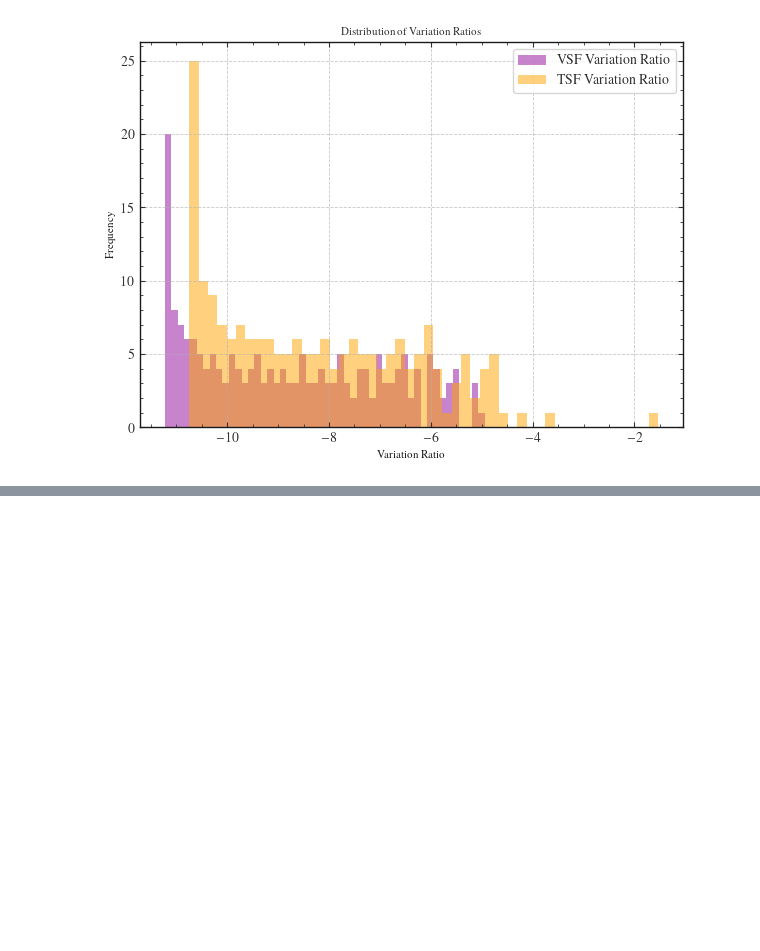
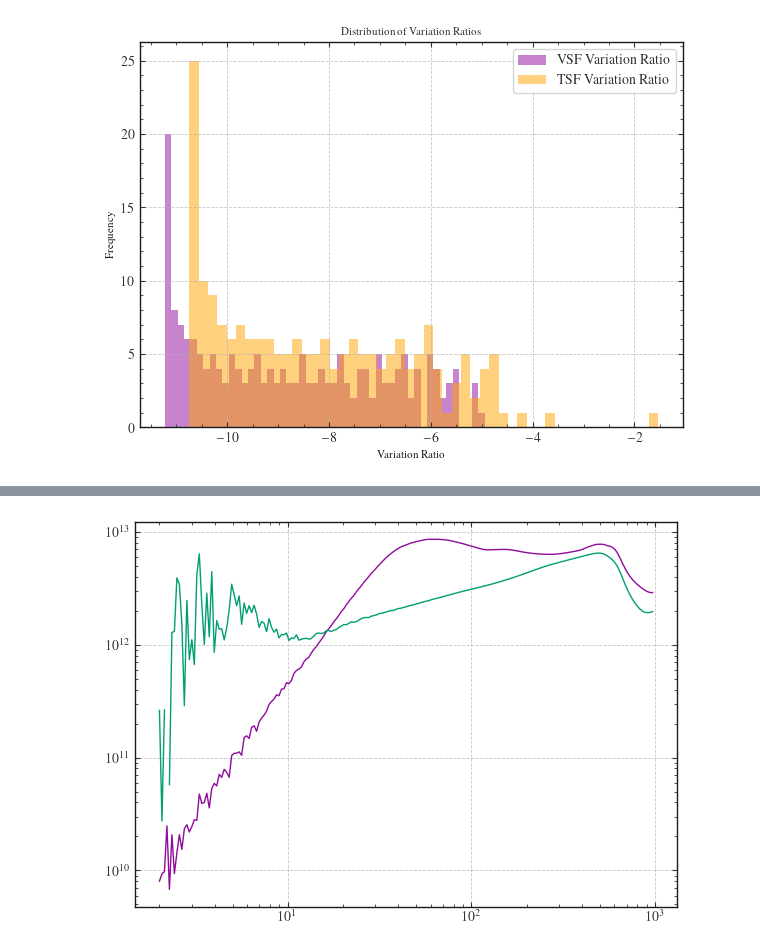
Before and after one commit to thomasarintoul/CASTLE, a Jupyter notebook: test_outputs/output_test.ipynb, the cells around one changed output, grey strips where cells are left out. Saved outputs shown, nothing was run; the diff lists cells and outputs as text; code cells hidden in the pictures; blank space fills up the shorter version.

```diff
--- a/test_outputs/output_test.ipynb
+++ b/test_outputs/output_test.ipynb
@@ -289,0 +319,15 @@ plt.show()
+# %%
+tsf = np.fromfile('sf_L6_full_test_T_ScalarDifference_order_2.bin')
+bins = np.fromfile('sf_L6_full_test_bin_edges.bin')
+counts = np.fromfile('sf_L6_full_test_counts.bin')
+
+tsf_nc = np.fromfile('sf_L6_nc_test_T_ScalarDifference_order_2.bin')
+bins_nc = np.fromfile('sf_L6_nc_test_bin_edges.bin')
+counts_nc = np.fromfile('sf_L6_nc_test_counts.bin')
+# %%
+plt.plot(bins, tsf/counts, label='TSF')
+plt.plot(bins_nc, tsf_nc/counts_nc, label='TSF (Hot Only)')
+plt.xscale('log')
+plt.yscale('log')
+# %% [output]
+[figure, added]
```
Also changed, not shown: parts of 11 cells of this notebook, 6 other files.
